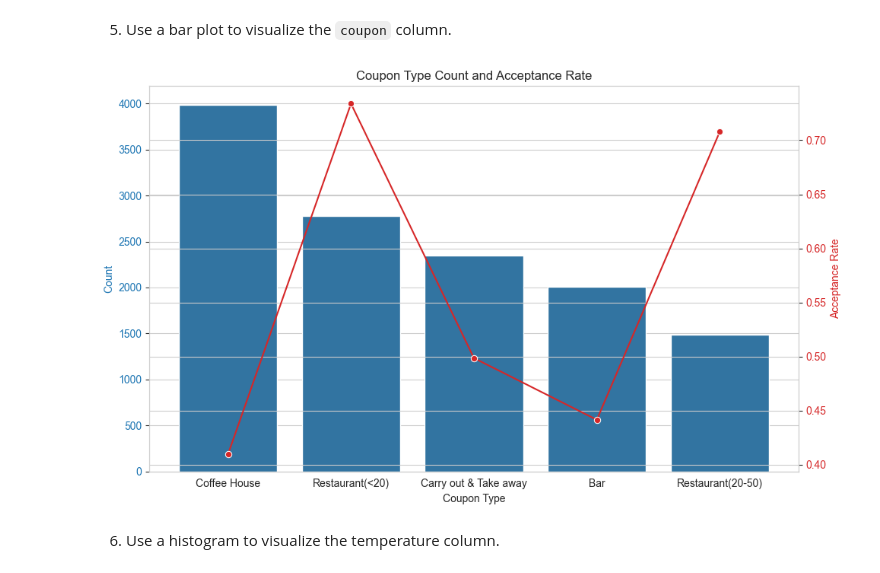
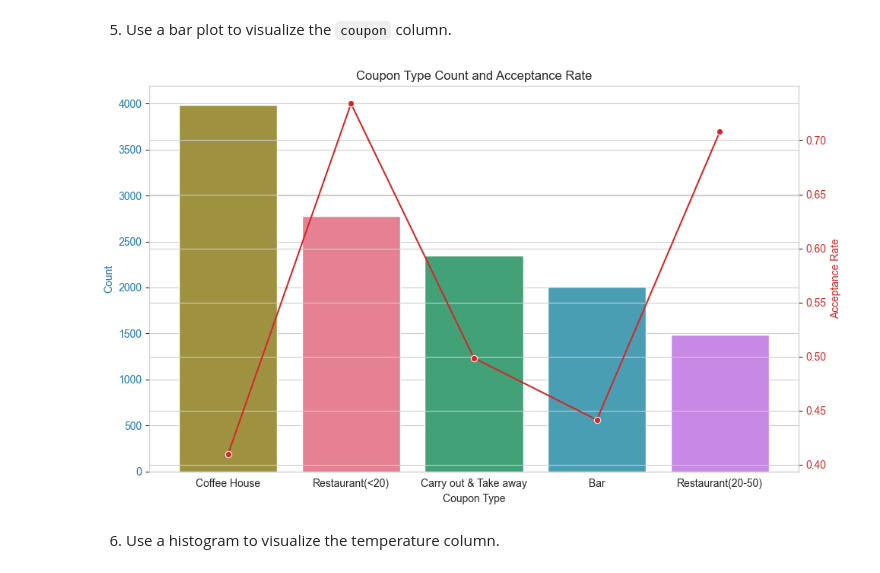
Before and after one commit to salomaaharri/UC_Berkeley_MLAI_Pro_Cert, a Jupyter notebook: assignment_5_1_starter/prompt.ipynb, the cells around one changed output. Cells and saved outputs as stored; diff of their text form; code cells hidden in the pictures.

```diff
--- a/assignment_5_1_starter/prompt.ipynb
+++ b/assignment_5_1_starter/prompt.ipynb
@@ -175,37 +175,43 @@ The proportion of observations where the coupon was accepted is 0.57 or 56.76%
 # Set the aesthetic style of the plots
 sns.set_style('whitegrid')
 
 # Create a figure and axis object
 fig, ax1 = plt.subplots(figsize=(10, 6))
 
+uc = data['coupon'].unique()
+palette = {coupon: sns.color_palette('husl', len(uc))[i] for i, coupon in enumerate(uc)}
+
 # Create a bar plot for the coupon counts
 color = 'tab:blue'
-sns.countplot(data=data, x='coupon', order=data['coupon'].value_counts().index, ax=ax1, color=color)
+sns.countplot(data=data, x='coupon', order=data['coupon'].value_counts().index, ax=ax1, color=color, palette=palette)
 ax1.set_ylabel('Count', color=color)
 ax1.tick_params(axis='y', labelcolor=color)
 ax1.set_xlabel('Coupon Type')
 
 # Create a second Y axis for the acceptance rates
 ax2 = ax1.twinx()
 
 # Calculate the mean acceptance rate for each coupon type
-acceptance_rates = data.groupby('coupon')['Y'].mean()
+ar = data.groupby('coupon')['Y'].mean()
 
 # Create a line plot for the acceptance rates
 color = 'tab:red'
-sns.lineplot(x=acceptance_rates.index, y=acceptance_rates.values, sort=False, ax=ax2, color=color, marker='o')
+sns.lineplot(x=ar.index, y=ar.values, sort=False, ax=ax2, color=color, marker='o')
 ax2.set_ylabel('Acceptance Rate', color=color)
 ax2.tick_params(axis='y', labelcolor=color)
 
 # Set the title and adjust the layout
 plt.title('Coupon Type Count and Acceptance Rate')
 plt.xticks(rotation=90)
 plt.tight_layout()
 
+# save it
+plt.savefig('images/coupon_columns.png')
+
 # Display the plot
 plt.show()
 # %% [output]
-[figure, old version]
+[figure, new version]
 # %% [markdown]
 6. Use a histogram to visualize the temperature column.
 # %%
```
Also changed, not shown: parts of 5 cells of this notebook, 8 other files.
